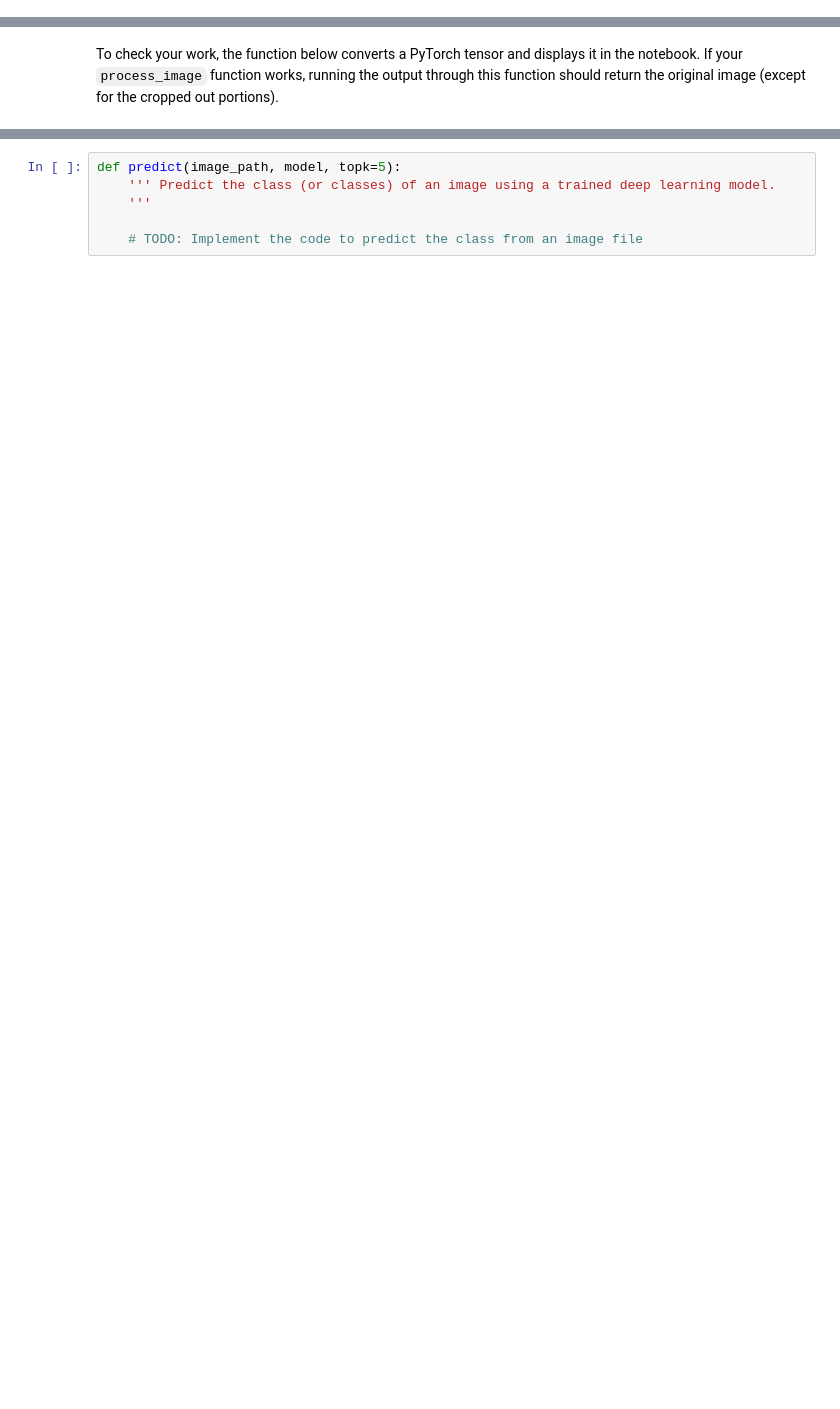
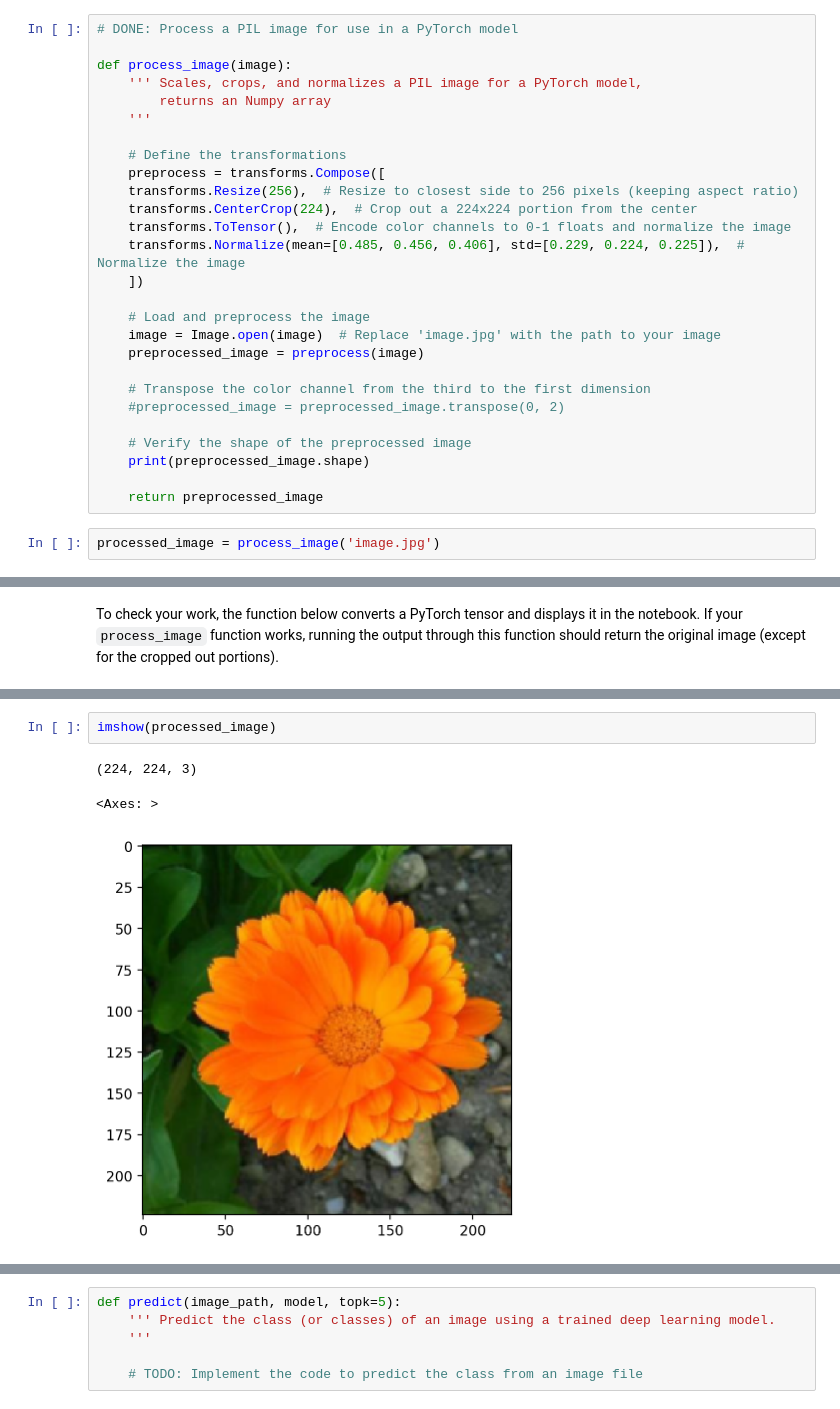
Before and after one commit to mosaique258/udacity_image-classifier, a Jupyter notebook: Image Classifier Project.ipynb, the cells around one changed output, grey strips where cells are left out. Cells and saved outputs as stored; diff of their text form; blank space fills up the shorter version.

Commit message:
Complete image preprocessing, attempting saving and loading models from checkpoint

```diff
--- a/Image Classifier Project.ipynb
+++ b/Image Classifier Project.ipynb
@@ -359,0 +470,29 @@ def process_image(image):
+# %%
+# DONE: Process a PIL image for use in a PyTorch model
+
+def process_image(image):
+    ''' Scales, crops, and normalizes a PIL image for a PyTorch model,
+        returns an Numpy array
+    '''
+
+    # Define the transformations
+    preprocess = transforms.Compose([
+    transforms.Resize(256),  # Resize to closest side to 256 pixels (keeping aspect ratio)
+    transforms.CenterCrop(224),  # Crop out a 224x224 portion from the center
+    transforms.ToTensor(),  # Encode color channels to 0-1 floats and normalize the image
+    transforms.Normalize(mean=[0.485, 0.456, 0.406], std=[0.229, 0.224, 0.225]),  # Normalize the image
+    ])
+
+    # Load and preprocess the image
+    image = Image.open(image)  # Replace 'image.jpg' with the path to your image
+    preprocessed_image = preprocess(image)
+
+    # Transpose the color channel from the third to the first dimension
+    #preprocessed_image = preprocessed_image.transpose(0, 2)
+
+    # Verify the shape of the preprocessed image
+    print(preprocessed_image.shape)
+
+    return preprocessed_image
+# %%
+processed_image = process_image('image.jpg')
@@ -380,4 +526,10 @@ def imshow(image, ax=None, title=None):
     ax.imshow(image)
 
     return ax
+# %%
+imshow(processed_image)
+# %% [output]
+(224, 224, 3)
+<Axes: >
+[figure, added]
 # %% [markdown]
```
Also changed, not shown: parts of 22 cells of this notebook, 3 other files.
